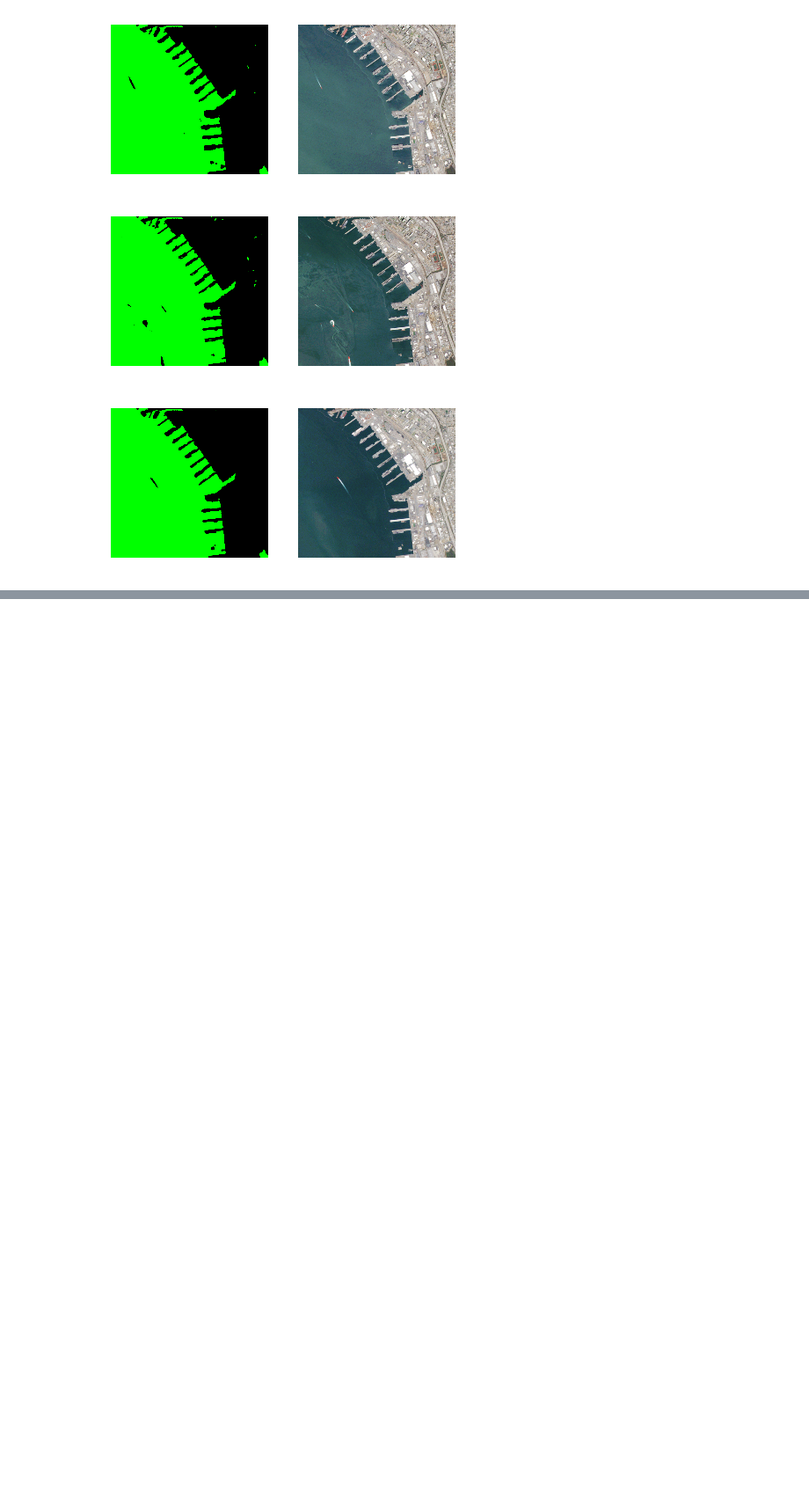
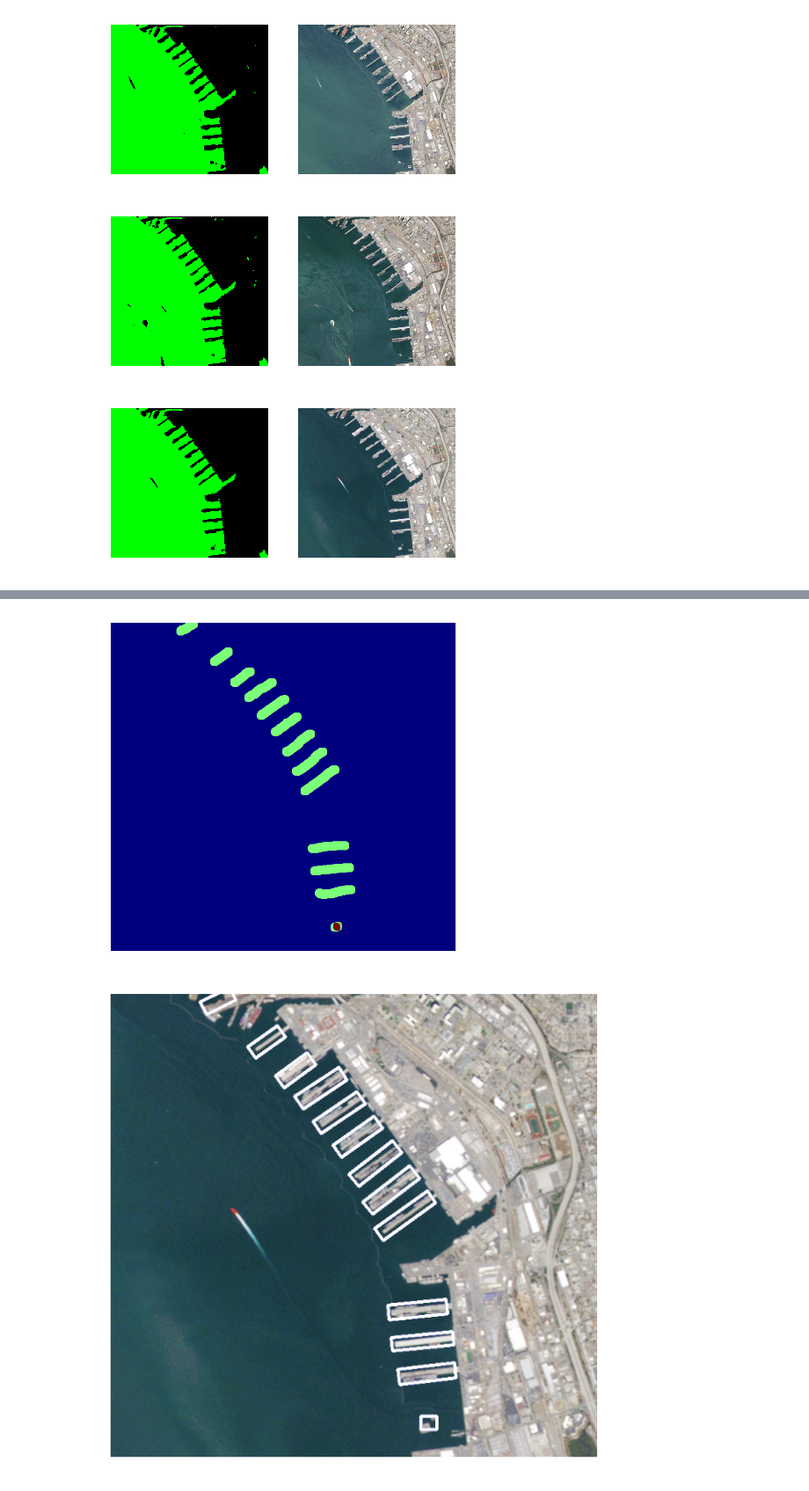
Before and after one commit to chelm/jupyter-demos, a Jupyter notebook: PlanetLabs_SanDiego.ipynb, the cells around one changed output, grey strips where cells are left out. Shown at 88% size. Cells and saved outputs as stored; diff of their text form; code cells hidden in the pictures; blank space fills up the shorter version.

```diff
--- a/PlanetLabs_SanDiego.ipynb
+++ b/PlanetLabs_SanDiego.ipynb
@@ -294,0 +303,62 @@ render_array(img, union_mask, cmap=plt.cm.gray, width=10, height=10)
+# %%
+
+from skimage import measure
+from skimage.measure import regionprops
+from skimage.morphology import skeletonize, convex_hull_image, medial_axis
+from scipy import ndimage
+
+def seg_buffer(im, dist=15):
+    mask = im.copy()
+    edm1 = cv2.distanceTransform(~im, cv2.cv.CV_DIST_L2, 5)
+    s = (edm1 < dist)
+    mask[s] = 1
+    return mask, edm1
+
+skel = skeletonize(binary_mask).astype(np.int)
+#render_array(~skel, width=5, height=5, cmap=plt.cm.gray)
+
+k = np.array([[1,1,1],[1,0,1],[1,1,1]])
+ngrid = ndimage.convolve(skel, k, mode='constant') * skel
+ngrid[ngrid > 2] = 0
+ngrid[(ngrid <= 2) & (ngrid > 0)] = 1
+
+segment_labels = measure.label(ngrid)
+segment_props = measure.regionprops(segment_labels)
+
+i=0
+buffers = []
+for seg in segment_props:
+    i += 1
+    if seg.orientation < 0 or seg.orientation > 1 or seg.solidity < 0.1:
+        continue
+
+    #print i, seg.area, seg.orientation, seg.solidity
+    buff, edm1 = seg_buffer((segment_labels == i).astype(np.uint8) * 255, dist=10)
+    buffers.append(buff)
+
+buffer_sum = reduce( lambda s,e: s + e, buffers )
+render_array(buffer_sum)
+
+contours, hierarchy = cv2.findContours( buffer_sum.copy(),cv2.RETR_LIST,cv2.CHAIN_APPROX_SIMPLE)
+vis = clipped[3].copy()
+
+#ret,thresh = cv2.threshold(m.copy(),127,255,0)
+#contours,hierarchy = cv2.findContours(thresh, 1, 2)
+#print len(contours)
+
+for i, cnt in enumerate(contours):
+    if cv2.contourArea(cnt) > 0.0:
+        rect = cv2.minAreaRect(cnt)
+        box = cv2.cv.BoxPoints(rect)
+        box = np.int0(box)
+        cv2.drawContours(vis,[box],0,(0,0,255),4)
+        #contour_area = cv2.contourArea(cnt)
+        #idx = contour_areas.index(max(contour_areas))
+        #cv2.drawContours(vis, contours[0], i, (255,0,0),3)
+        #x,y,w,h = cv2.boundingRect(cnt)
+        #cv2.rectangle(vis,(x,y),(x+w,y+h),0,2)
+
+render_array(vis, width=10, height=10)
+# %% [output]
+[figure, added]
+[figure, added]
```
Also changed, not shown: parts of 8 cells of this notebook.
